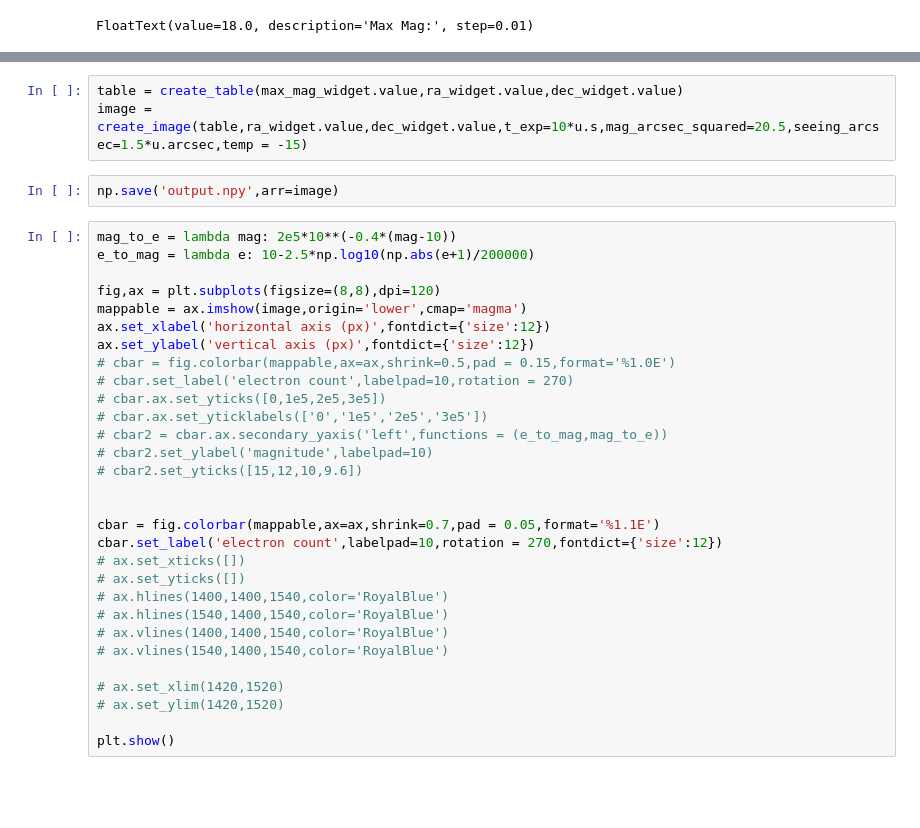
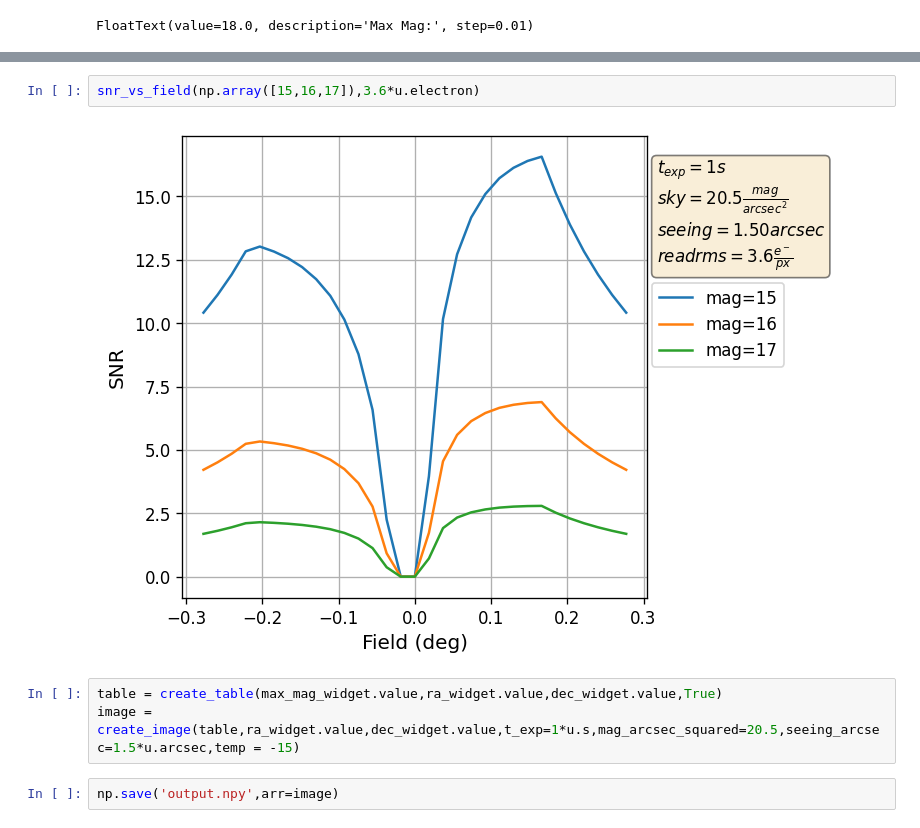
Before and after one commit to orenir49/MAST-simulator, a Jupyter notebook: query.ipynb, the cells around one changed output, grey strips where cells are left out. Saved outputs shown, nothing was run; the diff lists cells and outputs as text; blank space fills up the shorter version.

```diff
--- a/query.ipynb
+++ b/query.ipynb
@@ -298,35 +384,9 @@ def create_image(table, ra_center , dec_center, t_exp = 1*u.s,seeing_arcsec = 1.
+# %%
+snr_vs_field(np.array([15,16,17]),3.6*u.electron)
+# %% [output]
+[figure, added]
 # %%
-table = create_table(max_mag_widget.value,ra_widget.value,dec_widget.value)
-image = create_image(table,ra_widget.value,dec_widget.value,t_exp=10*u.s,mag_arcsec_squared=20.5,seeing_arcsec=1.5*u.arcsec,temp = -15)
+table = create_table(max_mag_widget.value,ra_widget.value,dec_widget.value,True)
+image = create_image(table,ra_widget.value,dec_widget.value,t_exp=1*u.s,mag_arcsec_squared=20.5,seeing_arcsec=1.5*u.arcsec,temp = -15)
 # %%
 np.save('output.npy',arr=image)
-# %%
-mag_to_e = lambda mag: 2e5*10**(-0.4*(mag-10))
-e_to_mag = lambda e: 10-2.5*np.log10(np.abs(e+1)/200000)
-
-fig,ax = plt.subplots(figsize=(8,8),dpi=120)
-mappable = ax.imshow(image,origin='lower',cmap='magma')
-ax.set_xlabel('horizontal axis (px)',fontdict={'size':12})
-ax.set_ylabel('vertical axis (px)',fontdict={'size':12})
-# cbar = fig.colorbar(mappable,ax=ax,shrink=0.5,pad = 0.15,format='%1.0E')
-# cbar.set_label('electron count',labelpad=10,rotation = 270)
-# cbar.ax.set_yticks([0,1e5,2e5,3e5])
-# cbar.ax.set_yticklabels(['0','1e5','2e5','3e5'])
-# cbar2 = cbar.ax.secondary_yaxis('left',functions = (e_to_mag,mag_to_e))
-# cbar2.set_ylabel('magnitude',labelpad=10)
-# cbar2.set_yticks([15,12,10,9.6])
-
-
-cbar = fig.colorbar(mappable,ax=ax,shrink=0.7,pad = 0.05,format='%1.1E')
-cbar.set_label('electron count',labelpad=10,rotation = 270,fontdict={'size':12})
-# ax.set_xticks([])
-# ax.set_yticks([])
-# ax.hlines(1400,1400,1540,color='RoyalBlue')
-# ax.hlines(1540,1400,1540,color='RoyalBlue')
-# ax.vlines(1400,1400,1540,color='RoyalBlue')
-# ax.vlines(1540,1400,1540,color='RoyalBlue')
-
-# ax.set_xlim(1420,1520)
-# ax.set_ylim(1420,1520)
-
-plt.show()
```
Also changed, not shown: parts of 3 cells of this notebook, 3 other files.
